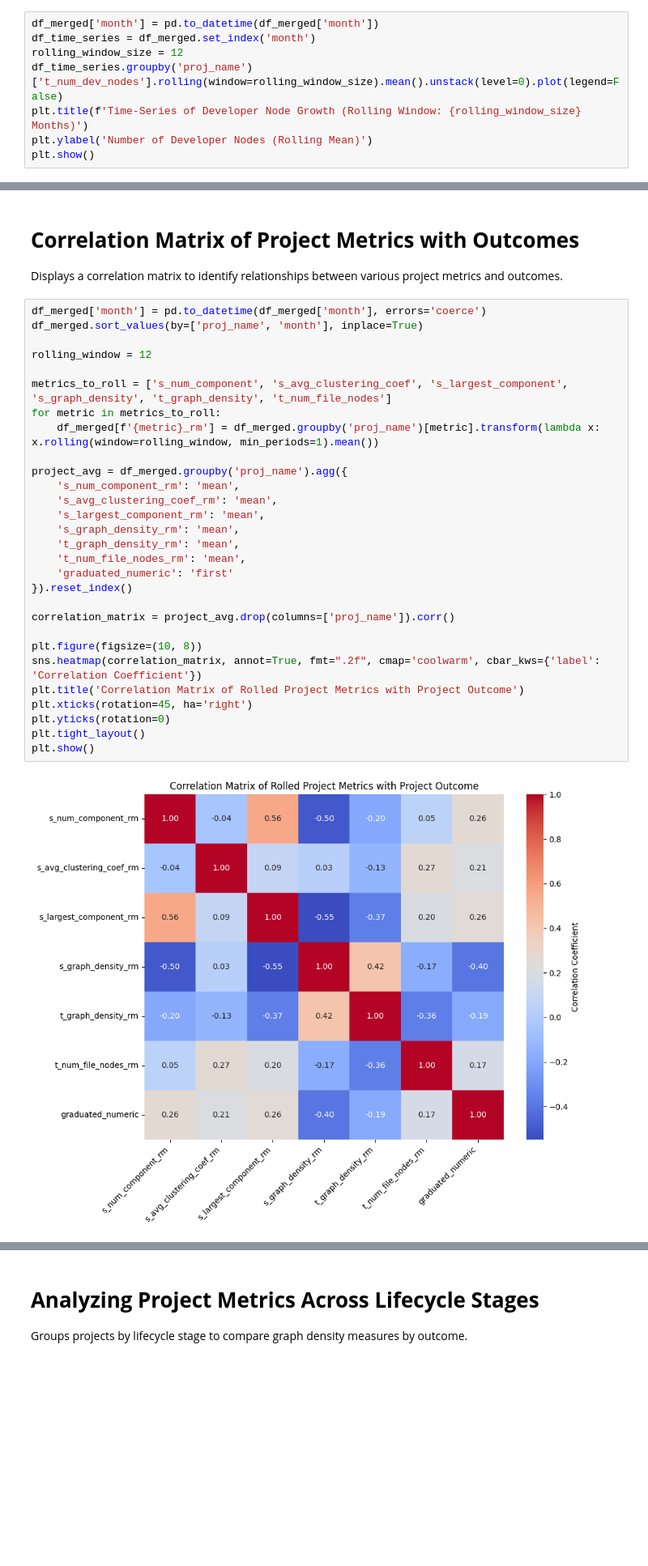
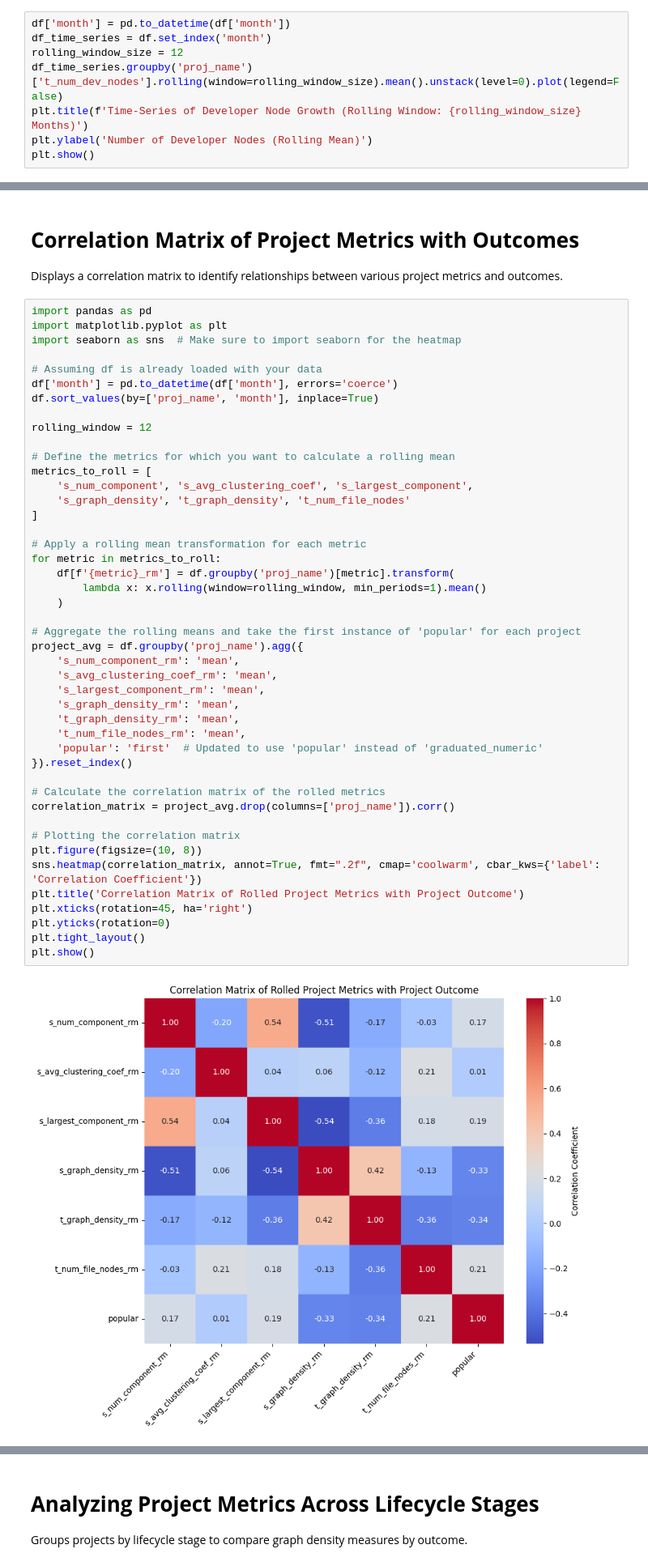
Before and after one commit to haseebshaik00/SEProject-Team4-The-Popularity-Paradigm, a Jupyter notebook: #RQ1(new).ipynb, the cells around one changed output, grey strips where cells are left out. Shown at 81% size. Drawn from its saved outputs; the diff is of its cells as text; blank space fills up the shorter version.

```diff
--- a/#RQ1(new).ipynb
+++ b/#RQ1(new).ipynb
@@ -179,8 +320,8 @@ Implications: These results highlight the importance of managing the complexity
 
 Visualizes how the number of developer nodes has evolved over time, providing insights into project development dynamics.
 # %%
-df_merged['month'] = pd.to_datetime(df_merged['month'])
-df_time_series = df_merged.set_index('month')
+df['month'] = pd.to_datetime(df['month'])
+df_time_series = df.set_index('month')
 rolling_window_size = 12
 df_time_series.groupby('proj_name')['t_num_dev_nodes'].rolling(window=rolling_window_size).mean().unstack(level=0).plot(legend=False)
 plt.title(f'Time-Series of Developer Node Growth (Rolling Window: {rolling_window_size} Months)')
@@ -203,36 +344,52 @@ Overall, this analysis underscores the importance of monitoring team dynamics as
 
 Displays a correlation matrix to identify relationships between various project metrics and outcomes.
 # %%
-df_merged['month'] = pd.to_datetime(df_merged['month'], errors='coerce')
-df_merged.sort_values(by=['proj_name', 'month'], inplace=True)
+import pandas as pd
+import matplotlib.pyplot as plt
+import seaborn as sns  # Make sure to import seaborn for the heatmap
+
+# Assuming df is already loaded with your data
+df['month'] = pd.to_datetime(df['month'], errors='coerce')
+df.sort_values(by=['proj_name', 'month'], inplace=True)
 
 rolling_window = 12
 
-metrics_to_roll = ['s_num_component', 's_avg_clustering_coef', 's_largest_component', 's_graph_density', 't_graph_density', 't_num_file_nodes']
+# Define the metrics for which you want to calculate a rolling mean
+metrics_to_roll = [
+    's_num_component', 's_avg_clustering_coef', 's_largest_component',
+    's_graph_density', 't_graph_density', 't_num_file_nodes'
+]
+
+# Apply a rolling mean transformation for each metric
 for metric in metrics_to_roll:
-    df_merged[f'{metric}_rm'] = df_merged.groupby('proj_name')[metric].transform(lambda x: x.rolling(window=rolling_window, min_periods=1).mean())
+    df[f'{metric}_rm'] = df.groupby('proj_name')[metric].transform(
+        lambda x: x.rolling(window=rolling_window, min_periods=1).mean()
+    )
 
-project_avg = df_merged.groupby('proj_name').agg({
+# Aggregate the rolling means and take the first instance of 'popular' for each project
+project_avg = df.groupby('proj_name').agg({
     's_num_component_rm': 'mean',
     's_avg_clustering_coef_rm': 'mean',
     's_largest_component_rm': 'mean',
     's_graph_density_rm': 'mean',
     't_graph_density_rm': 'mean',
     't_num_file_nodes_rm': 'mean',
-    'graduated_numeric': 'first'
+    'popular': 'first'  # Updated to use 'popular' instead of 'graduated_numeric'
 }).reset_index()
 
+# Calculate the correlation matrix of the rolled metrics
 correlation_matrix = project_avg.drop(columns=['proj_name']).corr()
 
+# Plotting the correlation matrix
 plt.figure(figsize=(10, 8))
 sns.heatmap(correlation_matrix, annot=True, fmt=".2f", cmap='coolwarm', cbar_kws={'label': 'Correlation Coefficient'})
 plt.title('Correlation Matrix of Rolled Project Metrics with Project Outcome')
 plt.xticks(rotation=45, ha='right')
 plt.yticks(rotation=0)
 plt.tight_layout()
 plt.show()
 # %% [output]
-[figure, old version]
+[figure, new version]
 # %% [markdown]
 Analysis of Correlation Matrix of Rolled Project Metrics with Project Outcome
 This correlation matrix visualizes the relationship between key project metrics (smoothed using a rolling window) and project outcomes (graduation status). Key takeaways include:
```
Also changed, not shown: parts of 11 cells of this notebook.
